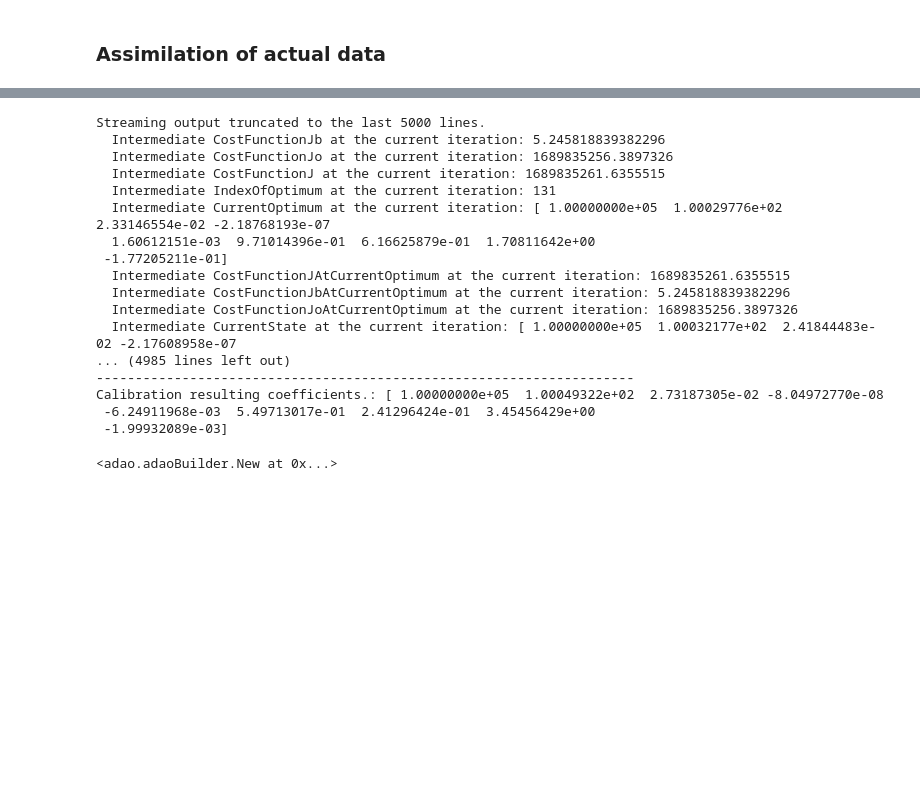
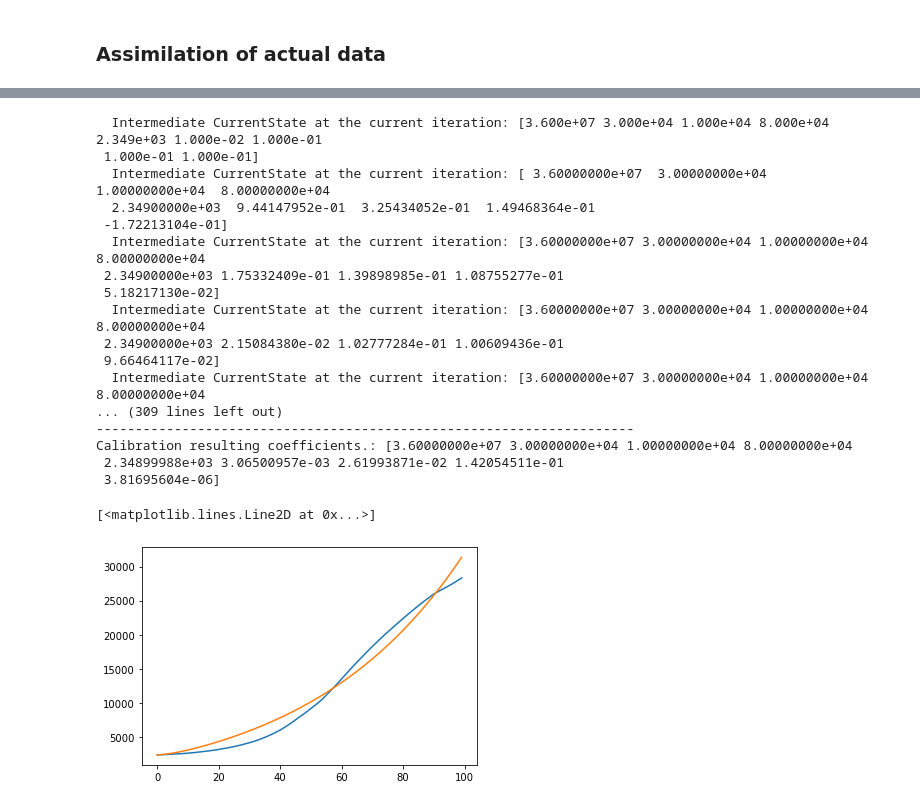
Before and after one commit to antek1111/SEIR_4dvar, a Jupyter notebook: 4dvar_seir.ipynb, the cells around one changed output, grey strips where cells are left out. Cells and saved outputs as stored; diff of their text form; code cells hidden in the pictures; blank space fills up the shorter version.

```diff
--- a/4dvar_seir.ipynb
+++ b/4dvar_seir.ipynb
@@ -281,0 +281,7 @@ error_vector = [10., 10., 10.]
+# %%
+def prepare_obs(state, obs_operator, evolution_function, size=100):
+    obs = []
+    for i in range(size):
+        obs.append(obs_operator(state))
+        state = evolution_function(state)
+    return obs
@@ -288 +349,7 @@ def observation_operator(state):
+# %%
+# we need to define observation operator that transforms given state
+# (SEIRD + [alpha, beta, eps, gamma]) to the observations (total number of deaths to given day)
+def seir_obs_operator(state):
+    D = state.reshape((-1, 9))[:, 4]
+    return D
 # %%
@@ -308,23 +403,31 @@ Calibration resulting coefficients.: [ 1.00000000e+05  1.00000052e+02 -3.0792950
 from data_assimilation import load_data
 yobs = load_data(size = 100, country = 'POL')
 # %%
-assimilate(seird + [0.01, 0.1, 0.1, 0.1], yobs, observation_operator, evolution_function, error_vector, verbose=True)
+seird = [36000000, 30000, 10000, 80000, 2349]
+result = assimilate(seird + [0.01, 0.1, 0.1, 0.1], yobs, seir_obs_operator, seir_step, verbose=True)
 # %% [output]
-Streaming output truncated to the last 5000 lines.
-  Intermediate CostFunctionJb at the current iteration: 5.245818839382296
-  Intermediate CostFunctionJo at the current iteration: 1689835256.3897326
-  Intermediate CostFunctionJ at the current iteration: 1689835261.6355515
-  Intermediate IndexOfOptimum at the current iteration: 131
-  Intermediate CurrentOptimum at the current iteration: [ 1.00000000e+05  1.00029776e+02  2.33146554e-02 -2.18768193e-07
-  1.60612151e-03  9.71014396e-01  6.16625879e-01  1.70811642e+00
- -1.77205211e-01]
-  Intermediate CostFunctionJAtCurrentOptimum at the current iteration: 1689835261.6355515
-  Intermediate CostFunctionJbAtCurrentOptimum at the current iteration: 5.245818839382296
-  Intermediate CostFunctionJoAtCurrentOptimum at the current iteration: 1689835256.3897326
-  Intermediate CurrentState at the current iteration: [ 1.00000000e+05  1.00032177e+02  2.41844483e-02 -2.17608958e-07
-... (4985 lines left out)
+  Intermediate CurrentState at the current iteration: [3.600e+07 3.000e+04 1.000e+04 8.000e+04 2.349e+03 1.000e-02 1.000e-01
+ 1.000e-01 1.000e-01]
+  Intermediate CurrentState at the current iteration: [ 3.60000000e+07  3.00000000e+04  1.00000000e+04  8.00000000e+04
+  2.34900000e+03  9.44147952e-01  3.25434052e-01  1.49468364e-01
+ -1.72213104e-01]
+  Intermediate CurrentState at the current iteration: [3.60000000e+07 3.00000000e+04 1.00000000e+04 8.00000000e+04
+ 2.34900000e+03 1.75332409e-01 1.39898985e-01 1.08755277e-01
+ 5.18217130e-02]
+  Intermediate CurrentState at the current iteration: [3.60000000e+07 3.00000000e+04 1.00000000e+04 8.00000000e+04
+ 2.34900000e+03 2.15084380e-02 1.02777284e-01 1.00609436e-01
+ 9.66464117e-02]
+  Intermediate CurrentState at the current iteration: [3.60000000e+07 3.00000000e+04 1.00000000e+04 8.00000000e+04
+... (309 lines left out)
 ---------------------------------------------------------------------
-Calibration resulting coefficients.: [ 1.00000000e+05  1.00049322e+02  2.73187305e-02 -8.04972770e-08
- -6.24911968e-03  5.49713017e-01  2.41296424e-01  3.45456429e+00
- -1.99932089e-03]
+Calibration resulting coefficients.: [3.60000000e+07 3.00000000e+04 1.00000000e+04 8.00000000e+04
+ 2.34899988e+03 3.06500957e-03 2.61993871e-02 1.42054511e-01
+ 3.81695604e-06]
-<adao.adaoBuilder.New at 0x...>
+# %%
+res = prepare_obs(result, seir_obs_operator, seir_step)
+# %%
+plt.plot(range(100), yobs)
+plt.plot(range(100), res)
+# %% [output]
+[<matplotlib.lines.Line2D at 0x...>]
+[figure, added]
```
Also changed, not shown: parts of 22 cells of this notebook, 2 other files.
